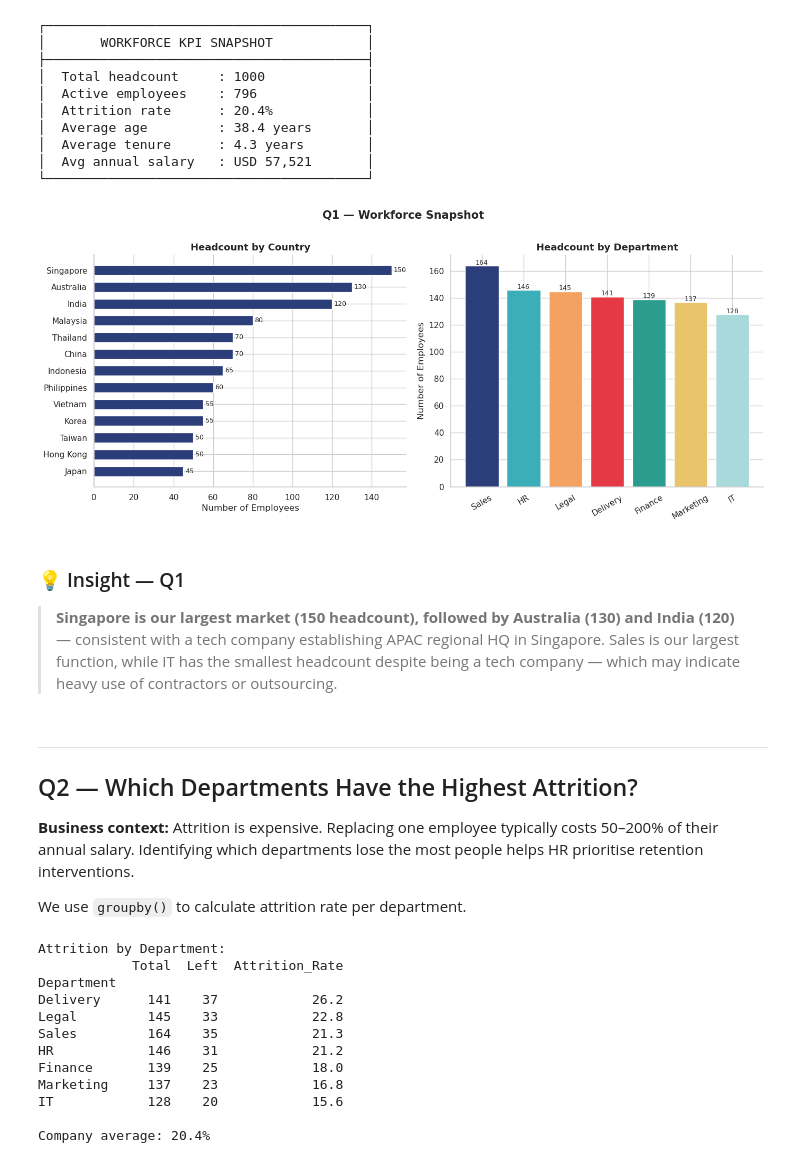
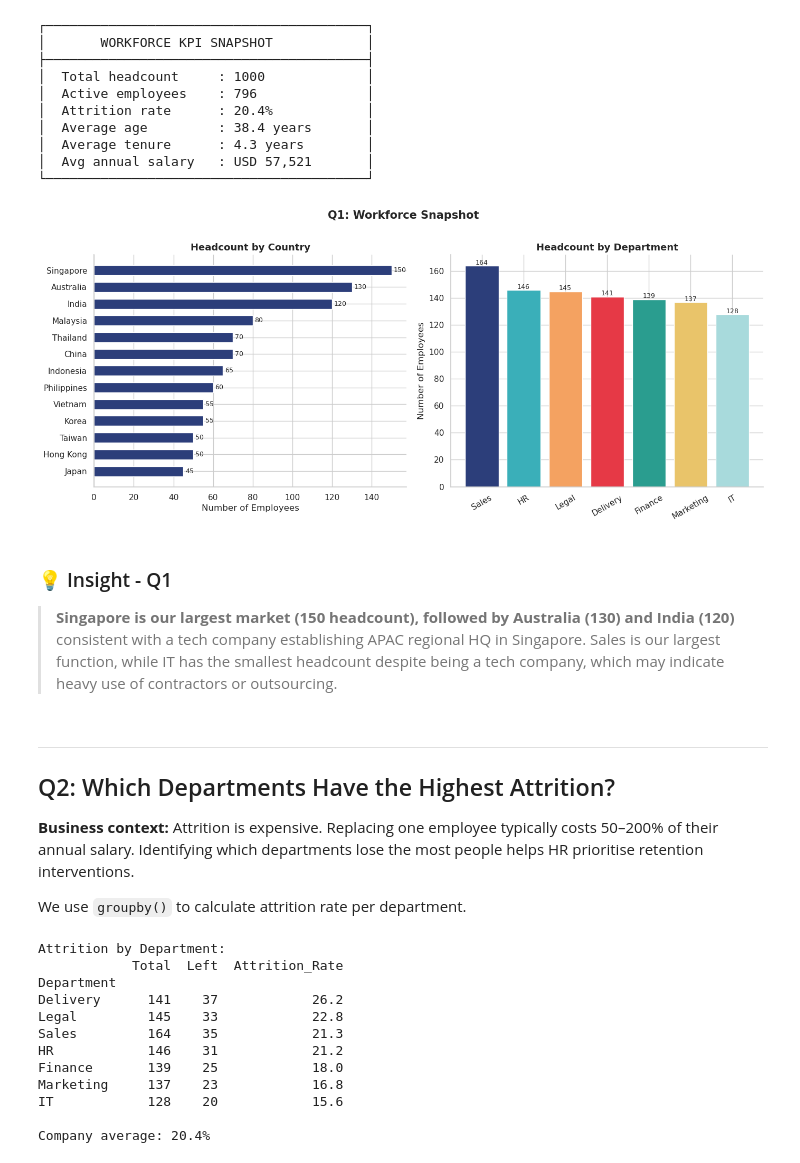
Before and after one commit to alxndrlim/hr-analytics-project, a Jupyter notebook: notebooks/02_eda.ipynb, the cells around one changed output. Cells and saved outputs as stored; diff of their text form; code cells hidden in the pictures.

```diff
--- a/notebooks/02_eda.ipynb
+++ b/notebooks/02_eda.ipynb
@@ -143,40 +143,40 @@ print('└───────────────────────
 └─────────────────────────────────────────┘
 # %%
 fig, axes = plt.subplots(1, 2, figsize=(14, 6))
-fig.suptitle('Q1 — Workforce Snapshot', fontsize=15, fontweight='bold', y=1.01)
+fig.suptitle('Q1: Workforce Snapshot', fontsize=15, fontweight='bold', y=1.01)
 
 # Headcount by Country
 country_hc = df.groupby('Country').size().sort_values(ascending=True)
 bars = axes[0].barh(country_hc.index, country_hc.values,
                     color=COLORS['primary'], edgecolor='white', height=0.6)
 axes[0].set_title('Headcount by Country')
 axes[0].set_xlabel('Number of Employees')
 for bar, val in zip(bars, country_hc.values):
     axes[0].text(val+1, bar.get_y()+bar.get_height()/2,
                  str(val), va='center', fontsize=9)
 
 # Headcount by Department
 dept_hc = df.groupby('Department').size().sort_values(ascending=False)
 bars2 = axes[1].bar(dept_hc.index, dept_hc.values,
                     color=PALETTE_DEPT[:len(dept_hc)], edgecolor='white')
 axes[1].set_title('Headcount by Department')
 axes[1].set_ylabel('Number of Employees')
 axes[1].tick_params(axis='x', rotation=30)
 for bar, val in zip(bars2, dept_hc.values):
     axes[1].text(bar.get_x()+bar.get_width()/2, val+1,
                  str(val), ha='center', fontsize=9)
 
 plt.tight_layout()
 plt.savefig('../reports/figures/q1_workforce_snapshot.png', dpi=150, bbox_inches='tight')
 plt.show()
 # %% [output]
-[figure, old version]
+[figure, new version]
 # %% [markdown]
-### 💡 Insight — Q1
-> **Singapore is our largest market (150 headcount), followed by Australia (130) and India (120)** — consistent with a tech company establishing APAC regional HQ in Singapore. Sales is our largest function, while IT has the smallest headcount despite being a tech company — which may indicate heavy use of contractors or outsourcing.
+### 💡 Insight - Q1
+> **Singapore is our largest market (150 headcount), followed by Australia (130) and India (120)** consistent with a tech company establishing APAC regional HQ in Singapore. Sales is our largest function, while IT has the smallest headcount despite being a tech company, which may indicate heavy use of contractors or outsourcing.
 # %% [markdown]
 ---
-## Q2 — Which Departments Have the Highest Attrition?
+## Q2: Which Departments Have the Highest Attrition?
 
 **Business context:** Attrition is expensive. Replacing one employee typically costs 50–200% of their annual salary.
 Identifying which departments lose the most people helps HR prioritise retention interventions.
```
Also changed, not shown: parts of 26 cells of this notebook, 11 other files.
